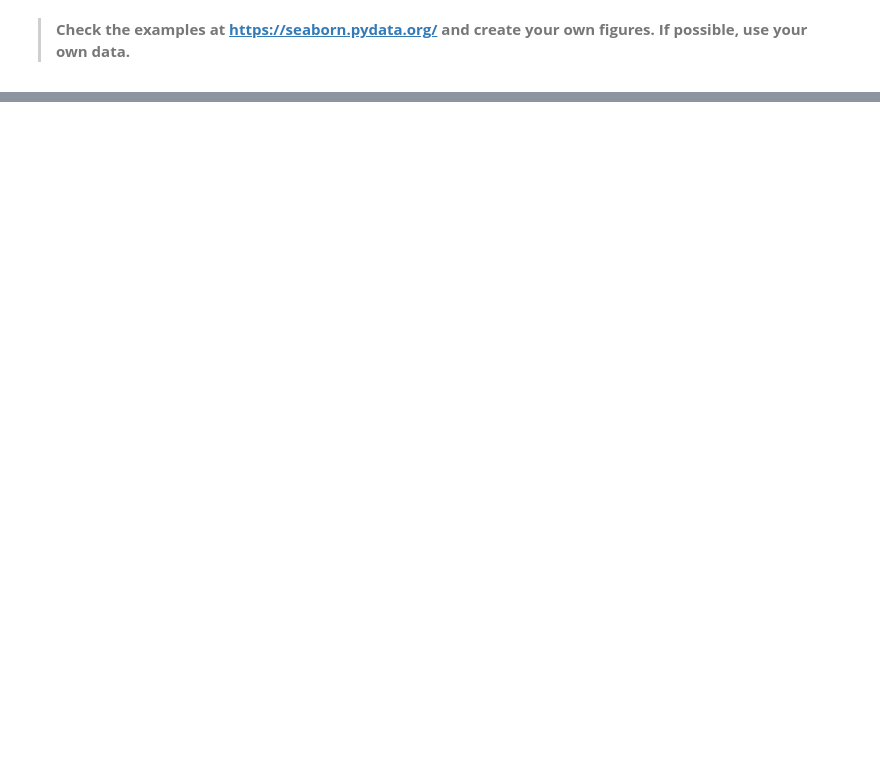
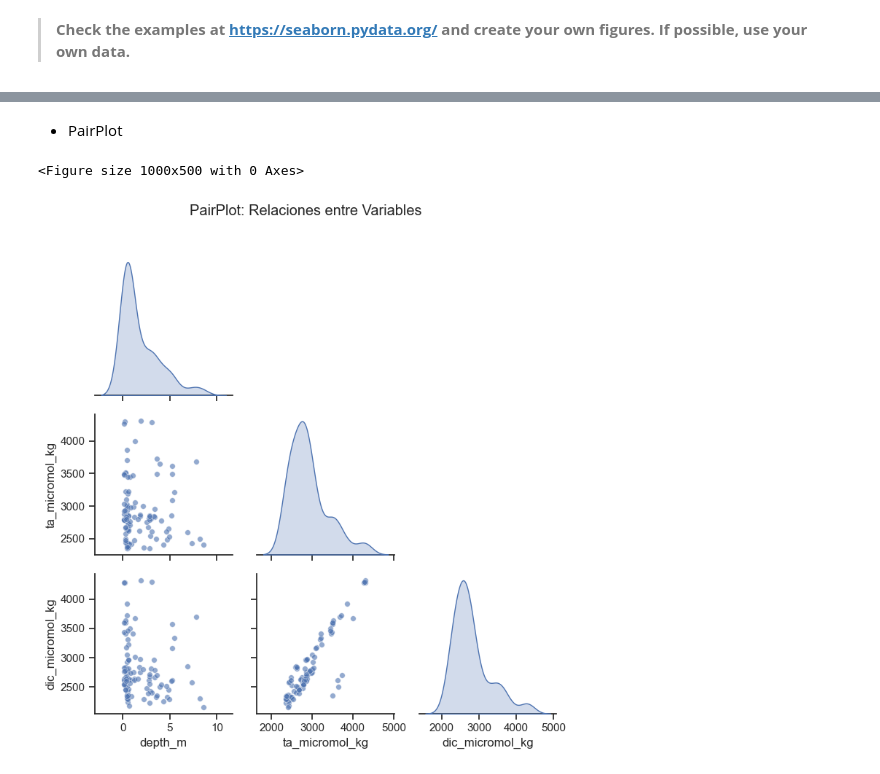
Before and after one commit to omarpiedras/ICMyL-CursoPy, a Jupyter notebook: curso_ejercicios/semana02.ipynb, the cells around one changed output, grey strips where cells are left out. Drawn from its saved outputs; the diff is of its cells as text; code cells hidden in the pictures; blank space fills up the shorter version.

```diff
--- a/curso_ejercicios/semana02.ipynb
+++ b/curso_ejercicios/semana02.ipynb
@@ -196,0 +229,12 @@ plt.show()
+# %% [markdown]
+- PairPlot
+# %%
+plt.figure(figsize=(10,5))
+sns.pairplot(seaborn07[['depth_m', 'ta_micromol_kg', 'dic_micromol_kg']],
+             diag_kind='kde', plot_kws={'alpha': 0.6, 's': 30},corner=True)
+plt.suptitle('PairPlot: Relaciones entre Variables', y=1.02)
+plt.tight_layout()
+plt.show()
+# %% [output]
+<Figure size 1000x500 with 0 Axes>
+[figure, added]
```
Also changed, not shown: parts of 8 cells of this notebook.
